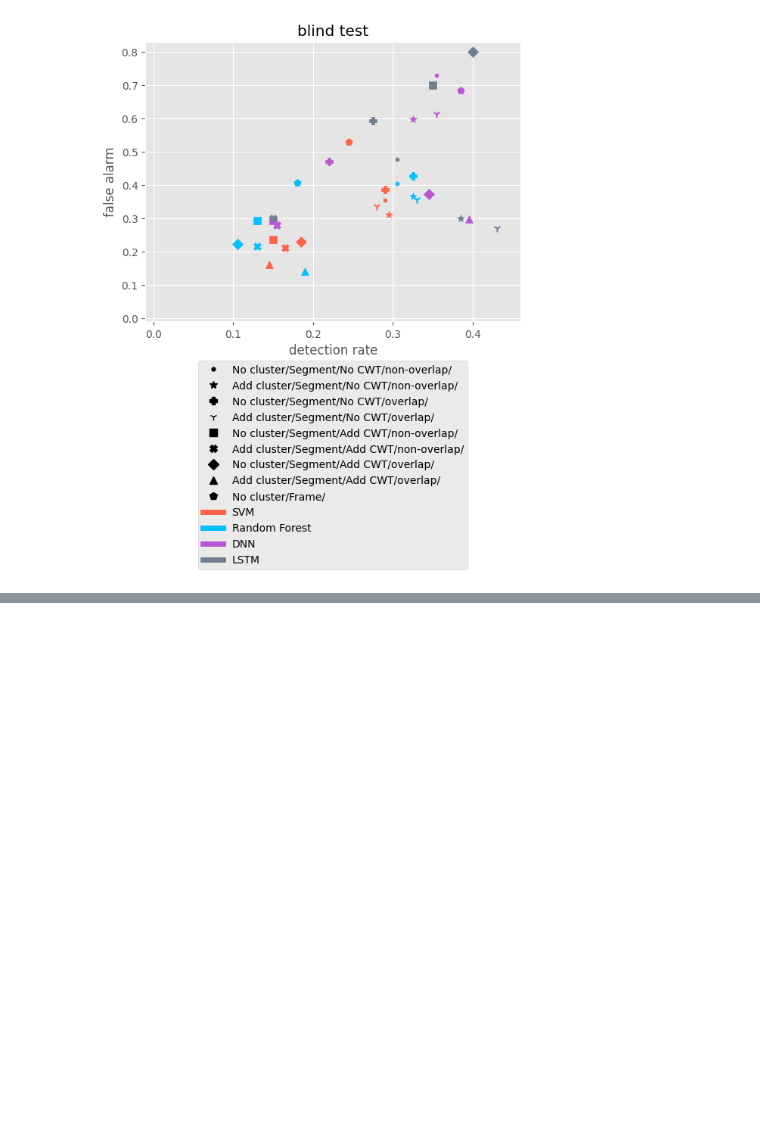
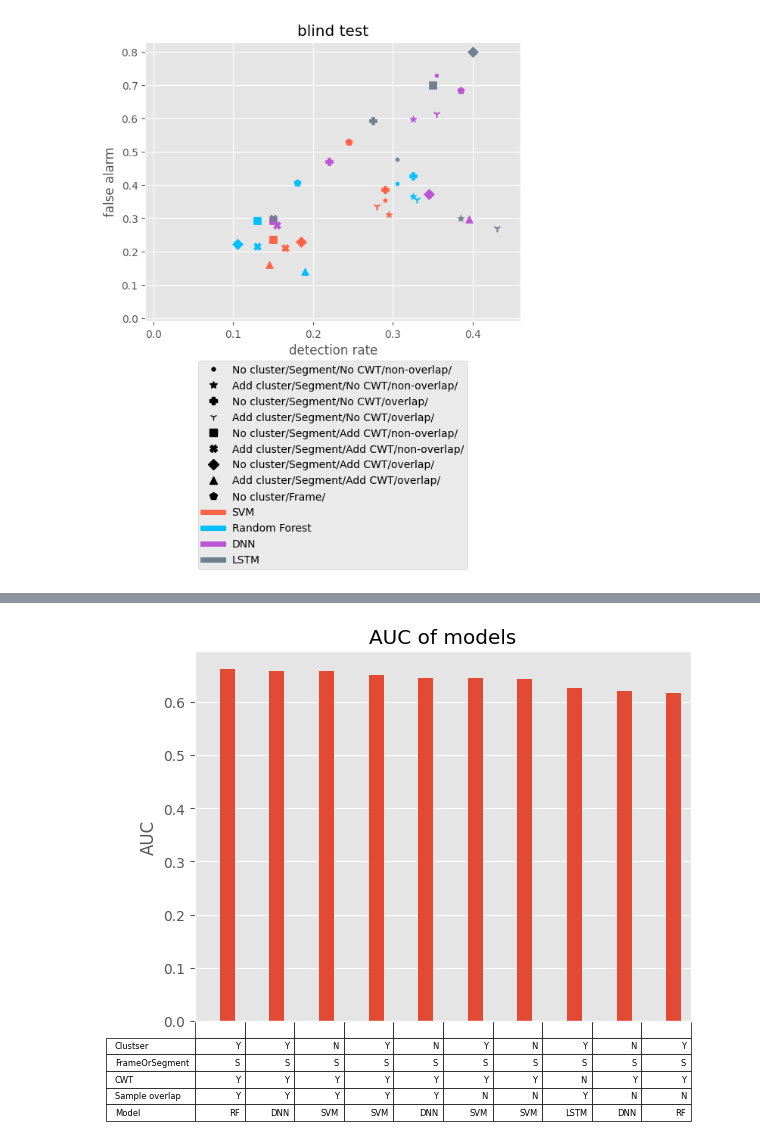
Before and after one commit to IS-Howard/final, a Jupyter notebook: result_ananlysis2.ipynb, the cells around one changed output, grey strips where cells are left out. Saved outputs shown, nothing was run; the diff lists cells and outputs as text; code cells hidden in the pictures; blank space fills up the shorter version.

```diff
--- a/result_ananlysis2.ipynb
+++ b/result_ananlysis2.ipynb
@@ -751,7 +757,7 @@ plt.ylabel('false alarm')
 # plt.legend(loc='upper center', bbox_to_anchor=(0.5,-0.12), fancybox=True)
 legs = []
 for v in range(len(sel)):
-    c=ntocls(names[0][v])
+    c=ntocls(names[0][sel[v]])
     leg = clstolegend(c, 4)
     legs.append(Line2D([], [], color='black', marker=markers[v], linestyle='None', markersize=7, label=leg))
 legs.append(Line2D([0], [0], color=colors[0], lw=5, label='SVM'))
@@ -760,6 +766,7 @@ legs.append(Line2D([0], [0], color=colors[2], lw=5, label='DNN'))
 legs.append(Line2D([0], [0], color=colors[3], lw=5, label='LSTM'))
 plt.legend(handles=legs, loc='upper center', bbox_to_anchor=(0.5,-0.12), fancybox=True)
 
-plt.savefig(save_root+'overall'+'_'+str(i+1)+'.png', bbox_inches="tight")
+if save_root:
+    plt.savefig(save_root+'overall'+'_'+str(i+1)+'.png', bbox_inches="tight")
 # %% [output]
 [figure]
@@ -765,0 +827,41 @@ plt.savefig(save_root+'overall'+'_'+str(i+1)+'.png', bbox_inches="tight")
+# %%
+cell = [[],[],[],[],[]]
+cmps = []
+x=models[idx[0:10]].tolist()
+for k in range(len(x)):
+    c = ntocell(x[k])
+    for j in range(5):
+        cell[j].append(c[j])
+# %%
+y = auc[idx[0:10]]
+cell = np.array(cell)
+
+fig = plt.figure()
+ax = fig.add_subplot(111)
+ax.title.set_text('AUC of models')
+width = 0.3
+x = np.arange(len(y))
+spare_width = (1 - width)/2
+ax.bar(x+width, y, width)
+ax.set_xlim(-spare_width,len(x)-spare_width)
+plt.xticks([])
+plt.ylabel('AUC')
+
+cmp_titles = [
+    'Clustser',
+    'FrameOrSegment',
+    'CWT',
+    'Sample overlap',
+    'Model'
+]
+
+# plot table
+table = plt.table(cellText=cell,
+        rowLabels=cmp_titles,
+        colLabels=['']*len(y),
+        loc='bottom')
+
+table.auto_set_font_size(False)
+table.set_fontsize(6)
+# %% [output]
+[figure, added]
```
Also changed, not shown: parts of 10 cells of this notebook.
